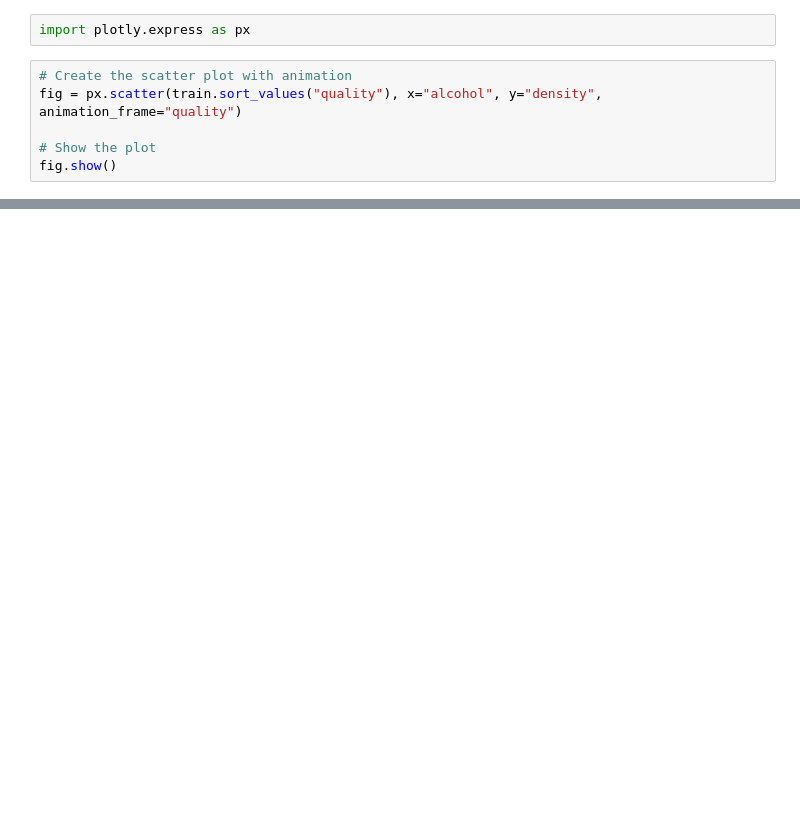
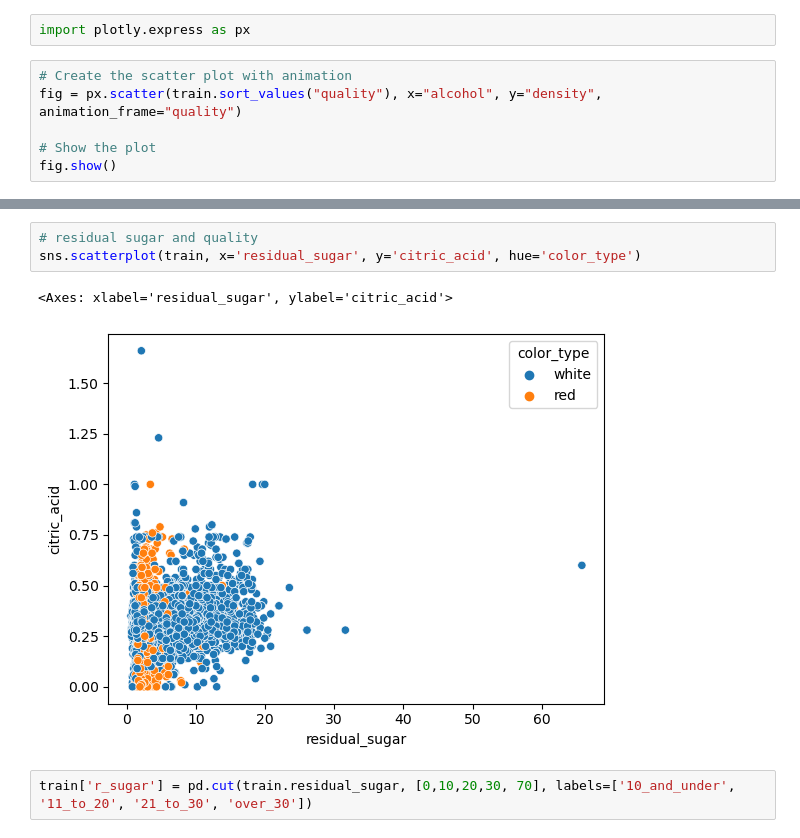
Before and after one commit to Joshua-Click/wine-project, a Jupyter notebook: wine_work.ipynb, the cells around one changed output, grey strips where cells are left out. Drawn from its saved outputs; the diff is of its cells as text; blank space fills up the shorter version.

```diff
--- a/wine_work.ipynb
+++ b/wine_work.ipynb
@@ -400,0 +410,8 @@ fig.show()
+# %%
+# residual sugar and quality
+sns.scatterplot(train, x='residual_sugar', y='citric_acid', hue='color_type')
+# %% [output]
+<Axes: xlabel='residual_sugar', ylabel='citric_acid'>
+[figure, added]
+# %%
+train['r_sugar'] = pd.cut(train.residual_sugar, [0,10,20,30, 70], labels=['10_and_under', '11_to_20', '21_to_30', 'over_30'])
```
Also changed, not shown: parts of 55 cells of this notebook, 1 other file.
